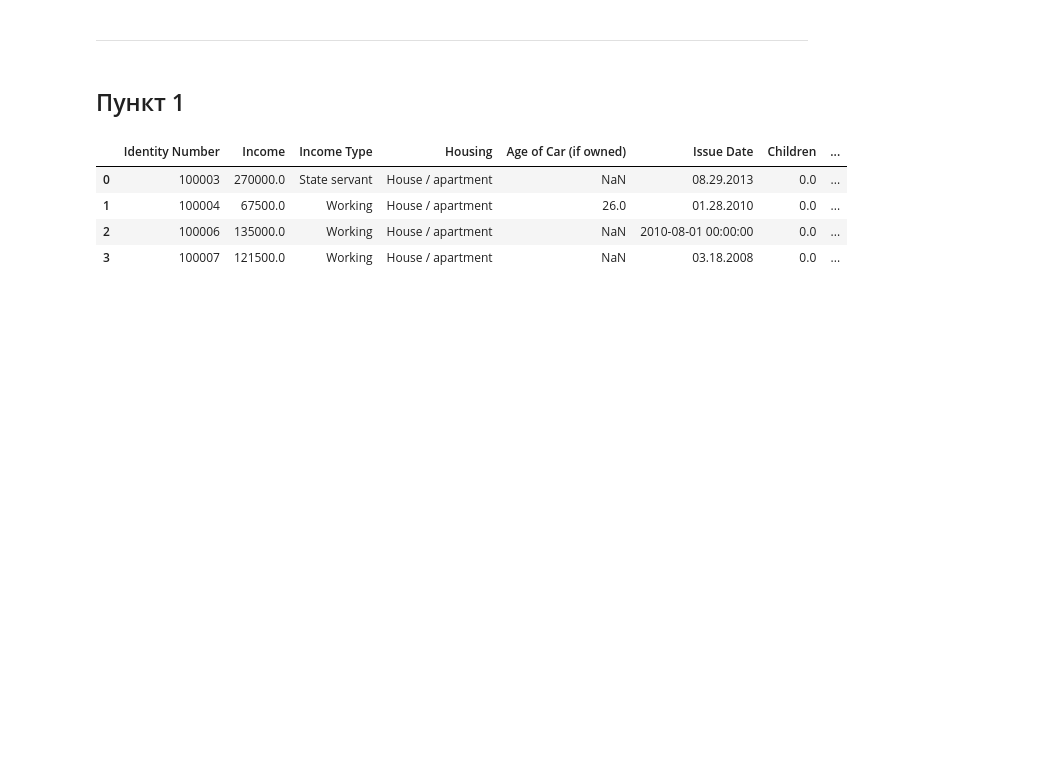
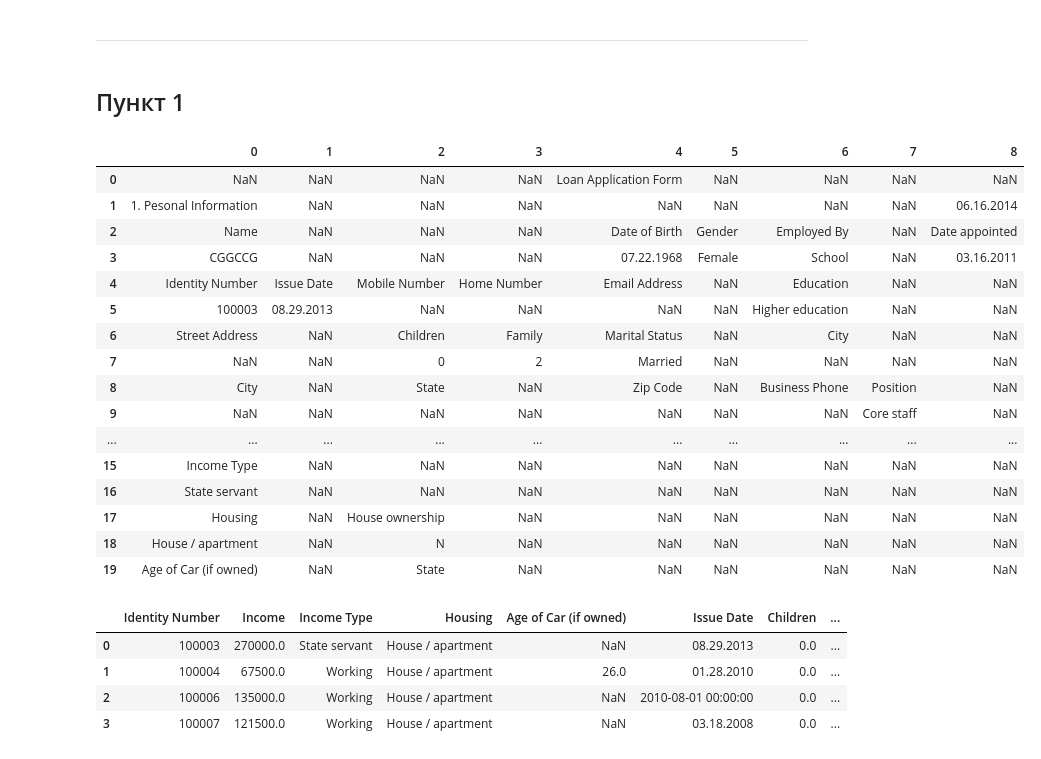
Before and after one commit to NastyaIv/Task1, a Jupyter notebook: ivakhnenko_hw_1.ipynb, the cells around one changed output. Cells and saved outputs as stored; diff of their text form; code cells hidden in the pictures; blank space fills up the shorter version.

```diff
--- a/ivakhnenko_hw_1.ipynb
+++ b/ivakhnenko_hw_1.ipynb
@@ -32,3 +34,23 @@ df = pd.read_excel(applications[0], header = None, usecols = [0, 3, 4, 5, 6, 7,
+# %%
+df
+# %% [output]
+|  | 0 | 1 | 2 | 3 | 4 | 5 | 6 | 7 | 8 |
+| 0 | NaN | NaN | NaN | NaN | Loan Application Form | NaN | NaN | NaN | NaN |
+| 1 | 1. Pesonal Information | NaN | NaN | NaN | NaN | NaN | NaN | NaN | 06.16.2014 |
+| 2 | Name | NaN | NaN | NaN | Date of Birth | Gender | Employed By | NaN | Date appointed |
+| 3 | CGGCCG | NaN | NaN | NaN | 07.22.1968 | Female | School | NaN | 03.16.2011 |
+| 4 | Identity Number | Issue Date | Mobile Number | Home Number | Email Address | NaN | Education | NaN | NaN |
+| 5 | 100003 | 08.29.2013 | NaN | NaN | NaN | NaN | Higher education | NaN | NaN |
+| 6 | Street Address | NaN | Children | Family | Marital Status | NaN | City | NaN | NaN |
+| 7 | NaN | NaN | 0 | 2 | Married | NaN | NaN | NaN | NaN |
+| 8 | City | NaN | State | NaN | Zip Code | NaN | Business Phone | Position | NaN |
+| 9 | NaN | NaN | NaN | NaN | NaN | NaN | NaN | Core staff | NaN |
+| ... | ... | ... | ... | ... | ... | ... | ... | ... | ... |
+| 15 | Income Type | NaN | NaN | NaN | NaN | NaN | NaN | NaN | NaN |
+| 16 | State servant | NaN | NaN | NaN | NaN | NaN | NaN | NaN | NaN |
+| 17 | Housing | NaN | House ownership | NaN | NaN | NaN | NaN | NaN | NaN |
+| 18 | House / apartment | NaN | N | NaN | NaN | NaN | NaN | NaN | NaN |
+| 19 | Age of Car (if owned) | NaN | State | NaN | NaN | NaN | NaN | NaN | NaN |
 # %%
 columns = [df[0][4], df[0][13], df[0][15], df[0][17], df[0][19], df[1][4], df[2][6], df[2][17], df[3][6], df[4][2], df[4][6],
           df[5][2], df[6][2], df[6][4], df[7][8], 'application_date', df[8][2]]
```
Also changed, not shown: parts of 9 cells of this notebook.
